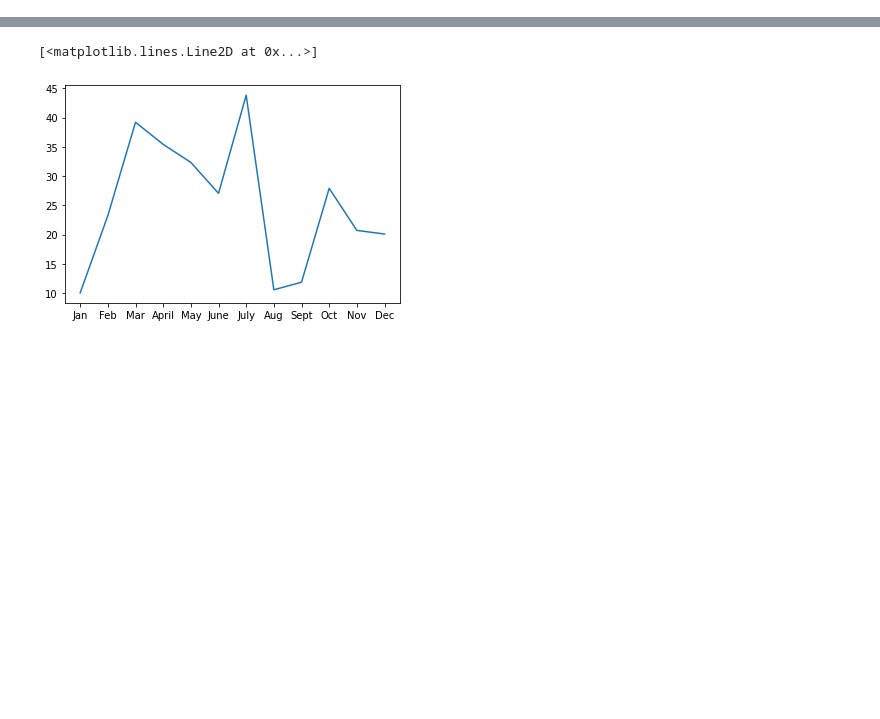
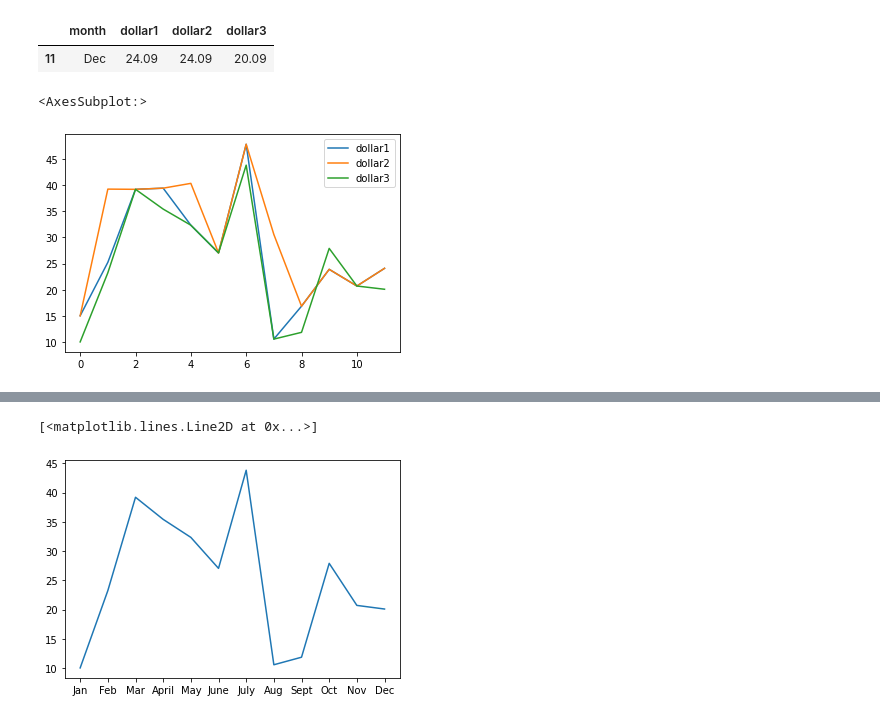
Before and after one commit to zaatrim/PyBer_Analysis, a Jupyter notebook: matplotlib_practice.ipynb, the cells around one changed output, grey strips where cells are left out. Saved outputs shown, nothing was run; the diff lists cells and outputs as text; code cells hidden in the pictures; blank space fills up the shorter version.

```diff
--- a/matplotlib_practice.ipynb
+++ b/matplotlib_practice.ipynb
@@ -11,3 +11,26 @@ x_axis = ["Jan", "Feb", "Mar", "April", "May", "June", "July", "Aug", "Sept", "O
 
 # Set the y-axis to a list of floats as the total fare in US dollars accumulated for each month.
 y_axis = [10.02, 23.24, 39.20, 35.42, 32.34, 27.04, 43.82, 10.56, 11.85, 27.90, 20.71, 20.09]
+
+z_axis = [15.02, 25.24, 39.20, 39.42, 32.34, 27.04, 47.82, 10.56, 16.85, 23.90, 20.71, 24.09]
+
+w_axis = [15.02, 39.24, 39.20, 39.42, 40.34, 27.04, 47.82, 30.56, 16.85, 23.90, 20.71, 24.09]
+# %%
+import pandas as pd
+
+df = pd.DataFrame({
+                  "month": x_axis,
+                  "dollar1": z_axis,
+                  "dollar2": w_axis,
+                  "dollar3": y_axis
+})
+
+df.tail(1)
+# %% [output]
+|  | month | dollar1 | dollar2 | dollar3 |
+| 11 | Dec | 24.09 | 24.09 | 20.09 |
+# %%
+df.plot()
+# %% [output]
+<AxesSubplot:>
+[figure, added]
```
Also changed, not shown: parts of 1 cell of this notebook, 3 other files.
